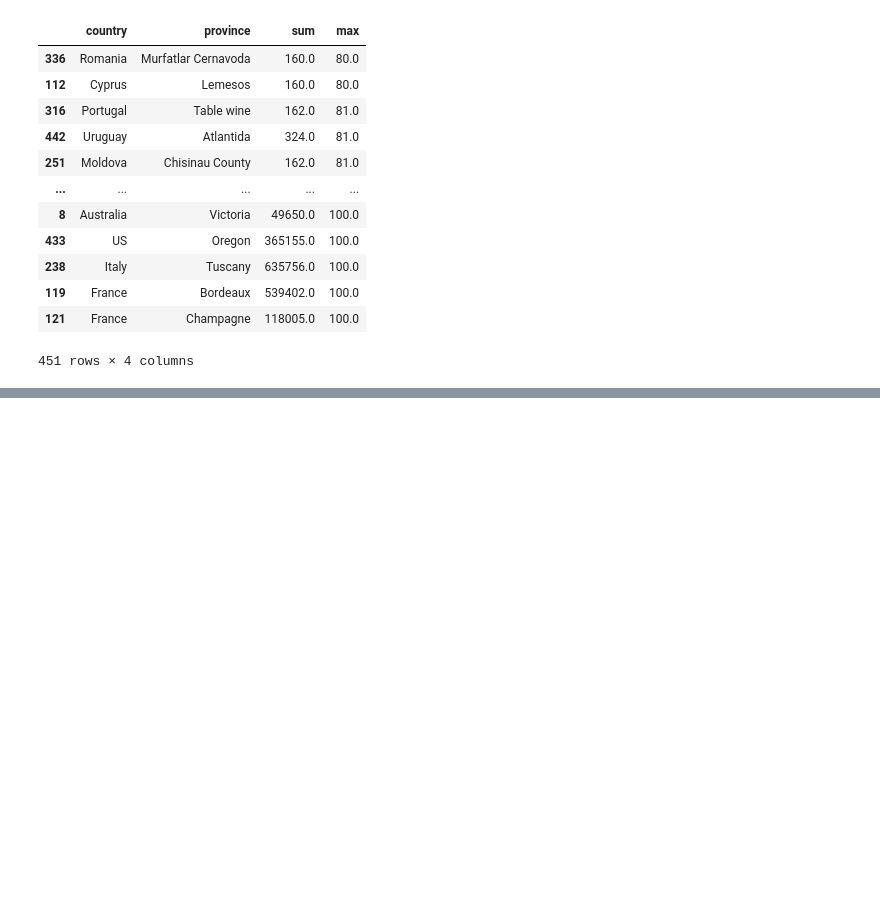
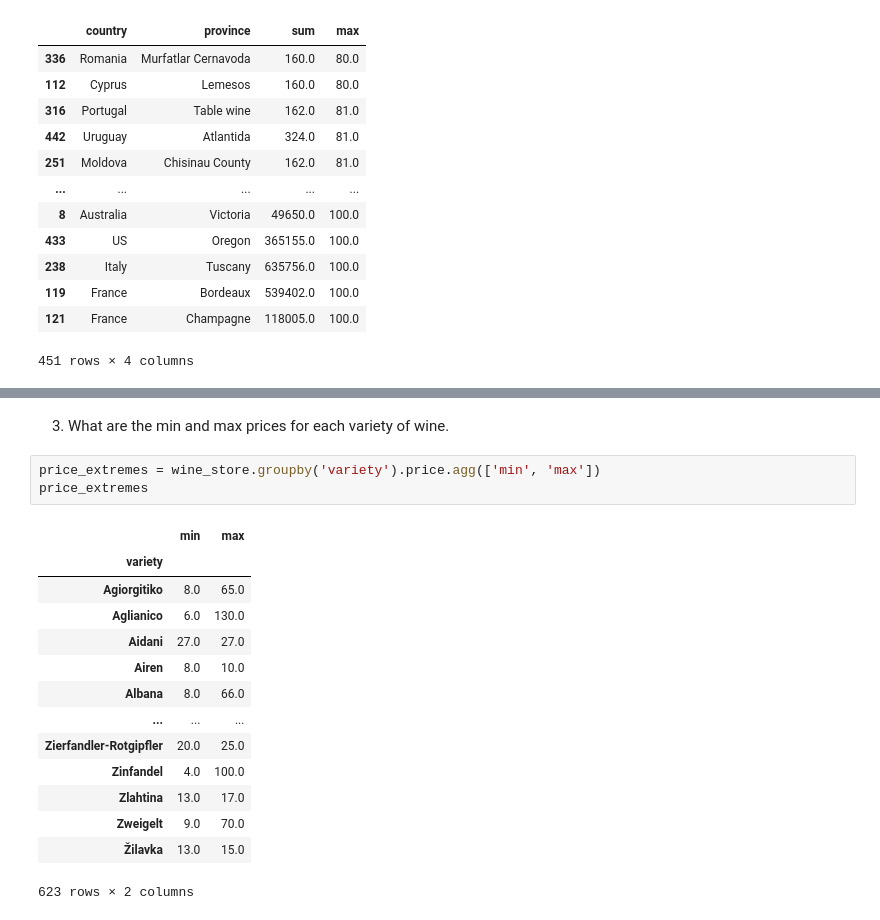
Before and after one commit to HarakaRisasi/python_code, a Jupyter notebook: introduction_to_machine_learning/pandas_micro_course/04_grouping_and_sorting.ipynb, the cells around one changed output, grey strips where cells are left out. Cells and saved outputs as stored; diff of their text form; blank space fills up the shorter version.

```diff
--- a/introduction_to_machine_learning/pandas_micro_course/04_grouping_and_sorting.ipynb
+++ b/introduction_to_machine_learning/pandas_micro_course/04_grouping_and_sorting.ipynb
@@ -209,0 +250,20 @@ countries.sort_values(by=['max'])
+# %% [markdown]
+3) What are the min and max prices for each variety of wine.
+# %%
+price_extremes = wine_store.groupby('variety').price.agg(['min', 'max'])
+price_extremes
+# %% [output]
+|  | min | max |
+| variety |  |  |
+| Agiorgitiko | 8.0 | 65.0 |
+| Aglianico | 6.0 | 130.0 |
+| Aidani | 27.0 | 27.0 |
+| Airen | 8.0 | 10.0 |
+| Albana | 8.0 | 66.0 |
+| ... | ... | ... |
+| Zierfandler-Rotgipfler | 20.0 | 25.0 |
+| Zinfandel | 4.0 | 100.0 |
+| Zlahtina | 13.0 | 17.0 |
+| Zweigelt | 9.0 | 70.0 |
+| Žilavka | 13.0 | 15.0 |
+623 rows × 2 columns
```
Also changed, not shown: parts of 9 cells of this notebook.
